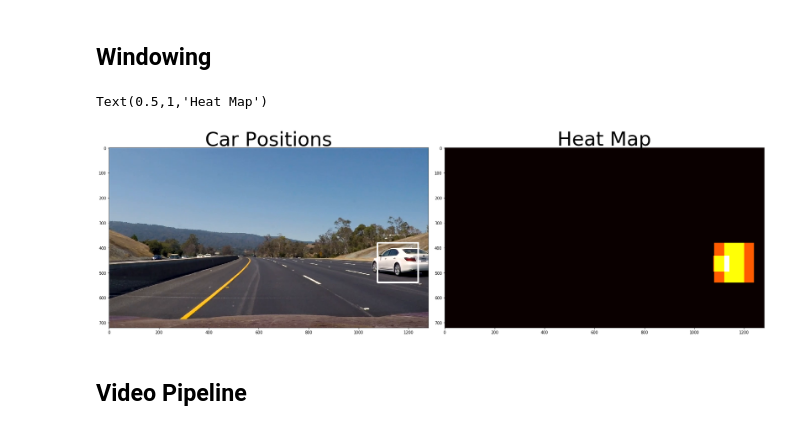
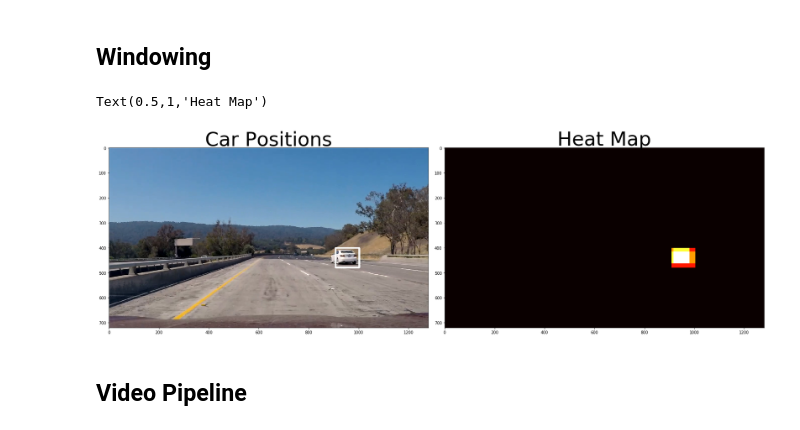
Before and after one commit to hassmuha/CarND-Vehicle-Detection-Submit, a Jupyter notebook: main.ipynb, the cells around one changed output. Cells and saved outputs as stored; diff of their text form; code cells hidden in the pictures.

```diff
--- a/main.ipynb
+++ b/main.ipynb
@@ -540,7 +540,6 @@ def apply_threshold(heatmap, threshold):
     # Return thresholded map
     return heatmap
 
-
 def draw_labeled_bboxes(img, labels):
     # Iterate through all detected cars
     for car_number in range(1, labels[1]+1):
@@ -552,11 +551,12 @@ def draw_labeled_bboxes(img, labels):
         # Define a bounding box based on min/max x and y
         bbox = ((np.min(nonzerox), np.min(nonzeroy)), (np.max(nonzerox), np.max(nonzeroy)))
         # Draw the box on the image
-        cv2.rectangle(img, bbox[0], bbox[1], (0,0,255), 6)
+        if (bbox[1][1] - bbox[0][1])/(bbox[1][0] - bbox[0][0]) <= 2.5: #aspect ratio check to remove the noise
+            cv2.rectangle(img, bbox[0], bbox[1], (0,0,255), 5)
     # Return the image
     return img
 
-img_test = mpimg.imread('./project_video/frame225.jpg')
+img_test = mpimg.imread('./project_video/frame578.jpg')
 
 heat = np.zeros_like(img_test[:,:,0]).astype(np.float)
 
@@ -646,35 +646,35 @@ bbox_list = bbox_list + find_cars(img_test, crop_x, crop_w, crop_y, crop_h, scal
 crop_x = 500;crop_w = 550
 crop_y = 500;crop_h = 150 #might be go back to same y as 96 x 96
 scale_x = 160/64;scale_y = 160/64
 cells_per_step_x = 2; cells_per_step_y = 4
 bbox_list = bbox_list + find_cars(img_test, crop_x, crop_w, crop_y, crop_h, scale_x, scale_y, X_scaler, clf,
                                   orient, pix_per_cell, cell_per_block, hist_bins, hist_range,
                                   cells_per_step_x, cells_per_step_y)
 
 # Add heat to each box in box list
 heat = add_heat(heat,bbox_list)
 
 
 # Apply threshold to help remove false positives
-heat = apply_threshold(heat,2)
+heat = apply_threshold(heat,1)
 
 # Visualize the heatmap when displaying
 heatmap = np.clip(heat, 0, 255)
 
 # Find final boxes from heatmap using label function
 labels = label(heatmap)
 draw_img = draw_labeled_bboxes(np.copy(img_test), labels)
 #draw_img = draw_boxes(np.copy(img_test), rect_list_temp, color=(0, 0, 255), thick=6)
 
 f, (ax1, ax2) = plt.subplots(1, 2, figsize=(24, 9))
 f.tight_layout()
 ax1.imshow(draw_img)
 ax1.set_title('Car Positions', fontsize=50)
 ax2.imshow(heatmap, cmap='hot')
 ax2.set_title('Heat Map', fontsize=50)
 # %% [output]
 Text(0.5,1,'Heat Map')
-[figure, old version]
+[figure, new version]
 # %% [markdown]
 ## Video Pipeline
 # %%
```
Also changed, not shown: parts of 1 cell of this notebook.
